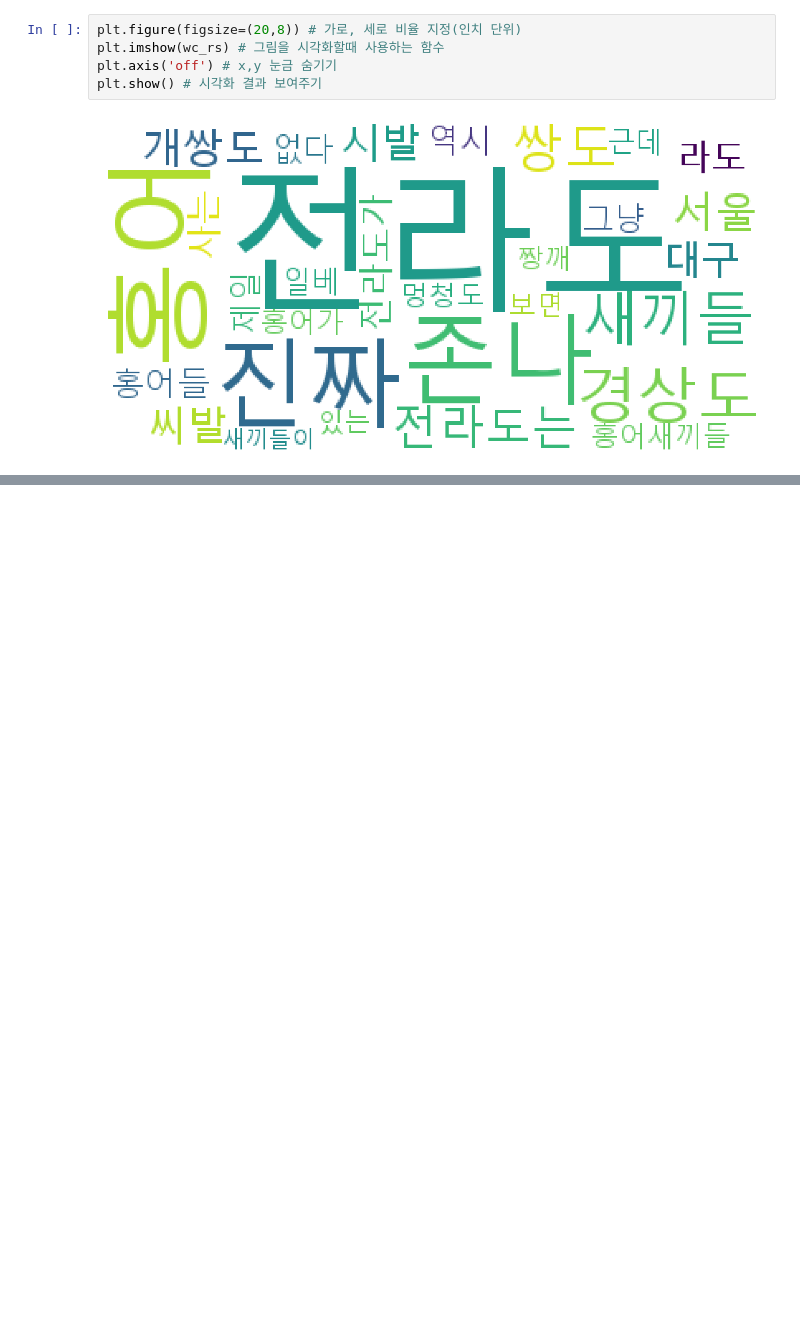
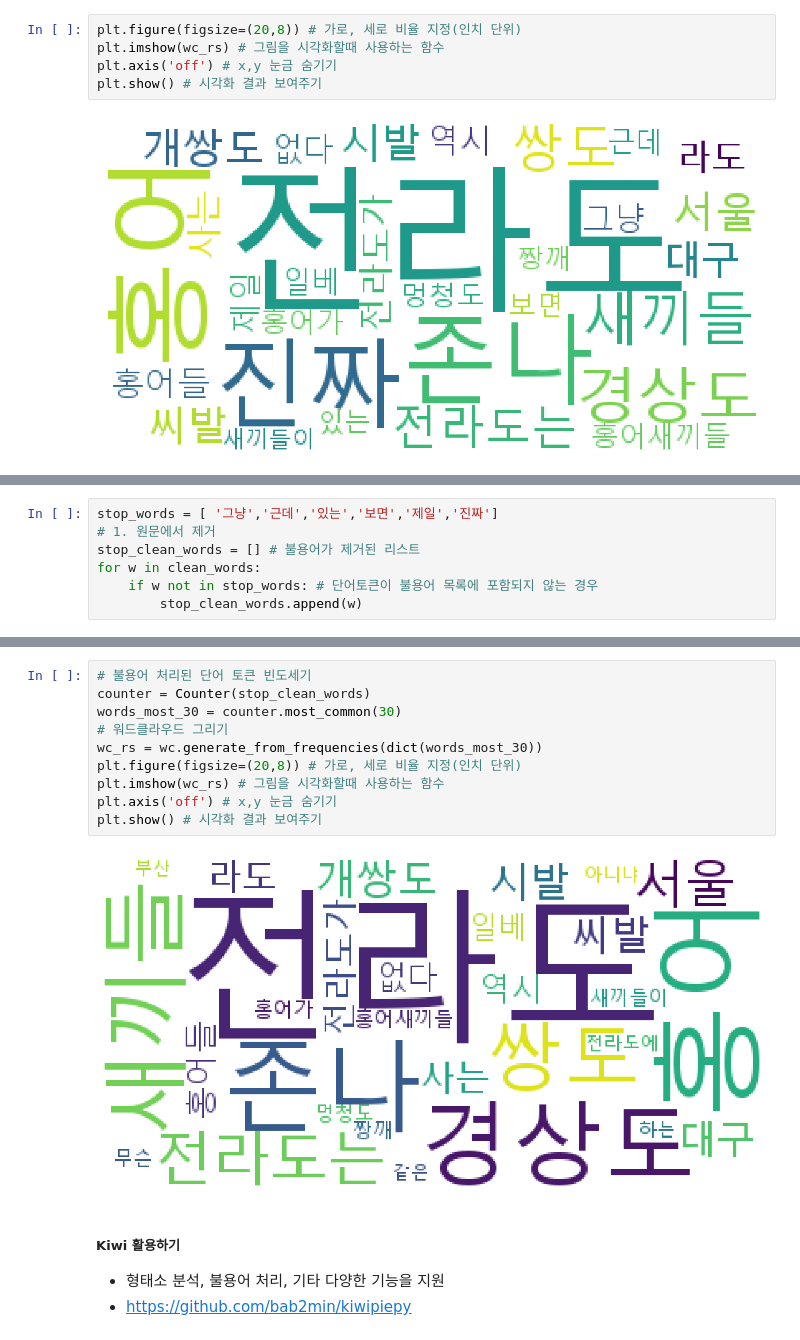
Before and after one commit to chxssun/python, a Jupyter notebook: ML/ex04_텍스트마이닝_기초.ipynb, the cells around one changed output, grey strips where cells are left out. Cells and saved outputs as stored; diff of their text form; blank space fills up the shorter version.

```diff
--- a/ML/ex04_텍스트마이닝_기초.ipynb
+++ b/ML/ex04_텍스트마이닝_기초.ipynb
@@ -306,0 +313,7 @@ plt.show() # 시각화 결과 보여주기
+# %%
+stop_words = [ '그냥','근데','있는','보면','제일','진짜']
+# 1. 원문에서 제거
+stop_clean_words = [] # 불용어가 제거된 리스트
+for w in clean_words:
+    if w not in stop_words: # 단어토큰이 불용어 목록에 포함되지 않는 경우
+        stop_clean_words.append(w)
@@ -306,0 +344,16 @@ plt.show() # 시각화 결과 보여주기
+# %%
+# 불용어 처리된 단어 토큰 빈도세기
+counter = Counter(stop_clean_words)
+words_most_30 = counter.most_common(30)
+# 워드클라우드 그리기
+wc_rs = wc.generate_from_frequencies(dict(words_most_30))
+plt.figure(figsize=(20,8)) # 가로, 세로 비율 지정(인치 단위)
+plt.imshow(wc_rs) # 그림을 시각화할때 사용하는 함수
+plt.axis('off') # x,y 눈금 숨기기
+plt.show() # 시각화 결과 보여주기
+# %% [output]
+[figure, added]
+# %% [markdown]
+##### Kiwi 활용하기
+- 형태소 분석, 불용어 처리, 기타 다양한 기능을 지원
+- https://github.com/bab2min/kiwipiepy
```
Also changed, not shown: parts of 34 cells of this notebook, 1 other file.
